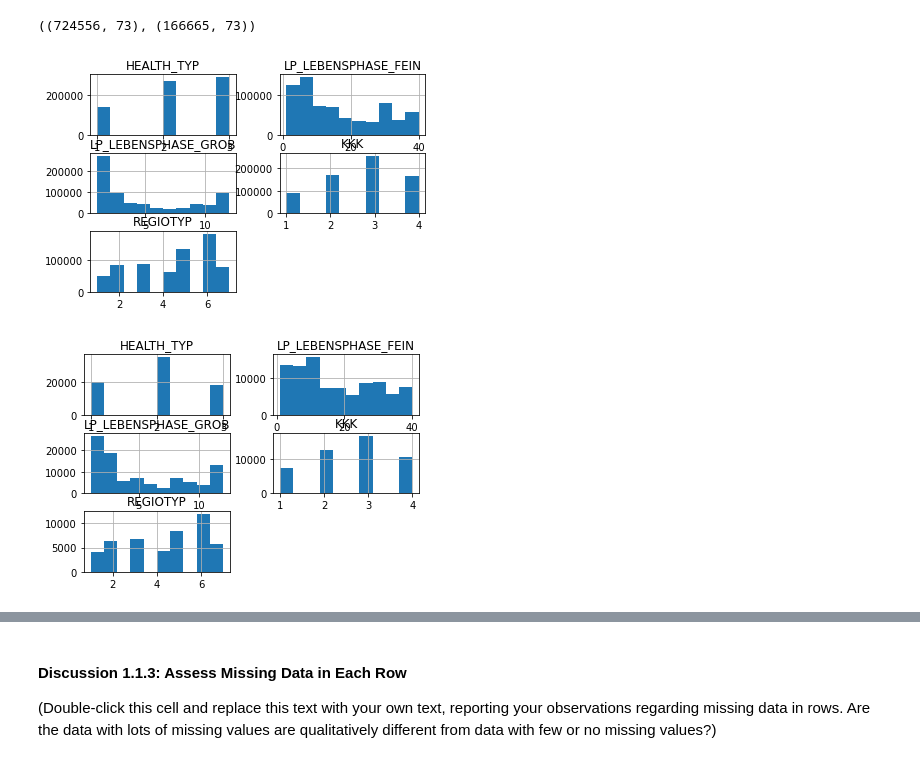
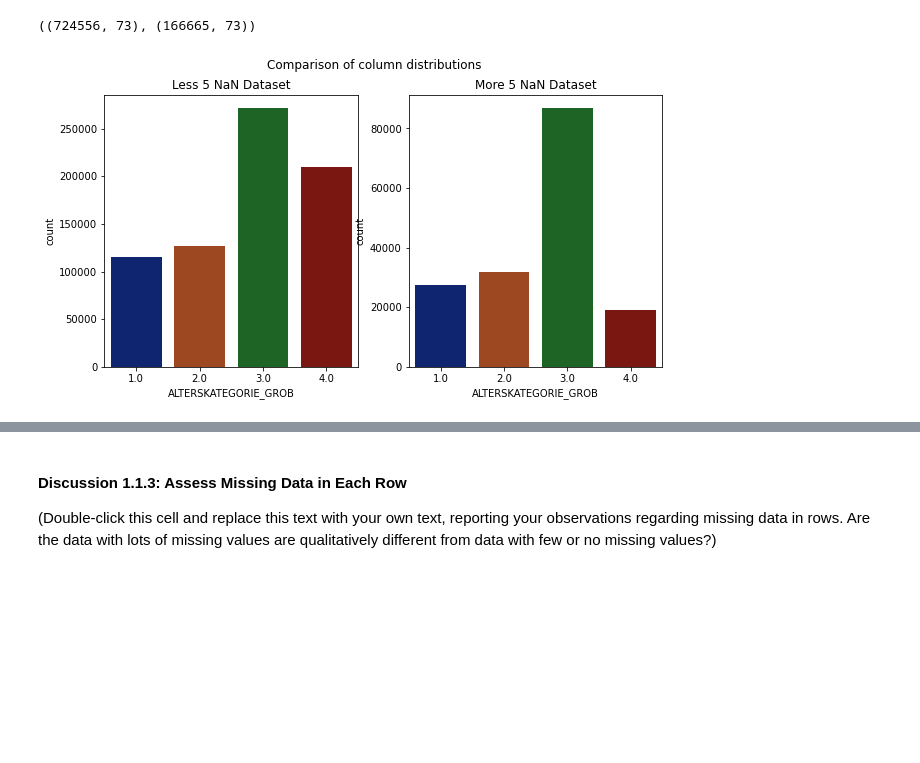
Before and after one commit to GaryLBentley/identify_customer_segments, a Jupyter notebook: Identify_Customer_Segments.ipynb, the cells around one changed output, grey strips where cells are left out. Drawn from its saved outputs; the diff is of its cells as text; code cells hidden in the pictures; blank space fills up the shorter version.

```diff
--- a/Identify_Customer_Segments.ipynb
+++ b/Identify_Customer_Segments.ipynb
@@ -312,11 +312,28 @@ df_more_five = azdias.iloc[more_five_idx.index]
 df_less_five.shape, df_more_five.shape
 # %% [output]
 ((724556, 73), (166665, 73))
-# %%
-df_less_five[['HEALTH_TYP', 'LP_LEBENSPHASE_FEIN','LP_LEBENSPHASE_GROB','KKK','REGIOTYP']].hist();
-# %% [output]
-[figure, removed]
-# %%
-df_more_five[['HEALTH_TYP', 'LP_LEBENSPHASE_FEIN','LP_LEBENSPHASE_GROB','KKK','REGIOTYP']].hist();
-# %% [output]
-[figure, removed]
+# %%
+cols = ['ALTERSKATEGORIE_GROB', 'FINANZTYP','GFK_URLAUBERTYP','LP_STATUS_FEIN','RETOURTYP_BK_S']
+
+def compare_sets(col_name):
+    fig, axes = plt.subplots(nrows=1, ncols=2, figsize=(10,5))
+    fig.suptitle('Comparison of column distributions')
+
+    sns.set_palette('dark')
+
+    sns.countplot(data=df_less_five, x=col_name, ax=axes[0])
+    axes[0].set_title('Less 5 NaN Dataset')
+
+    sns.countplot(data=df_more_five, x=col_name, ax=axes[1])
+    axes[1].set_title('More 5 NaN Dataset')
+
+    plt.show();
+
+
+
+    return
+
+
+compare_sets('ALTERSKATEGORIE_GROB')
+# %% [output]
+[figure, added]
```
Also changed, not shown: parts of 3 cells of this notebook.
